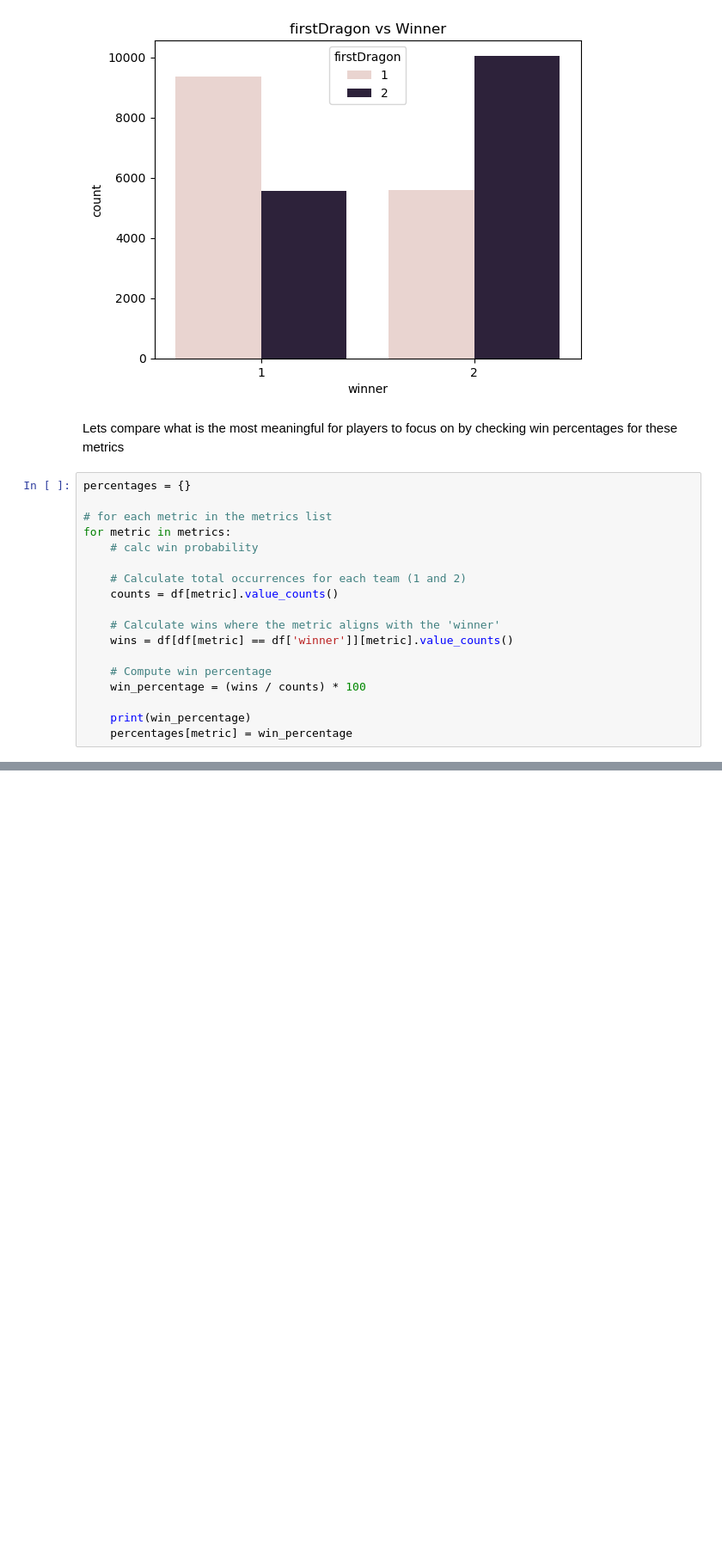
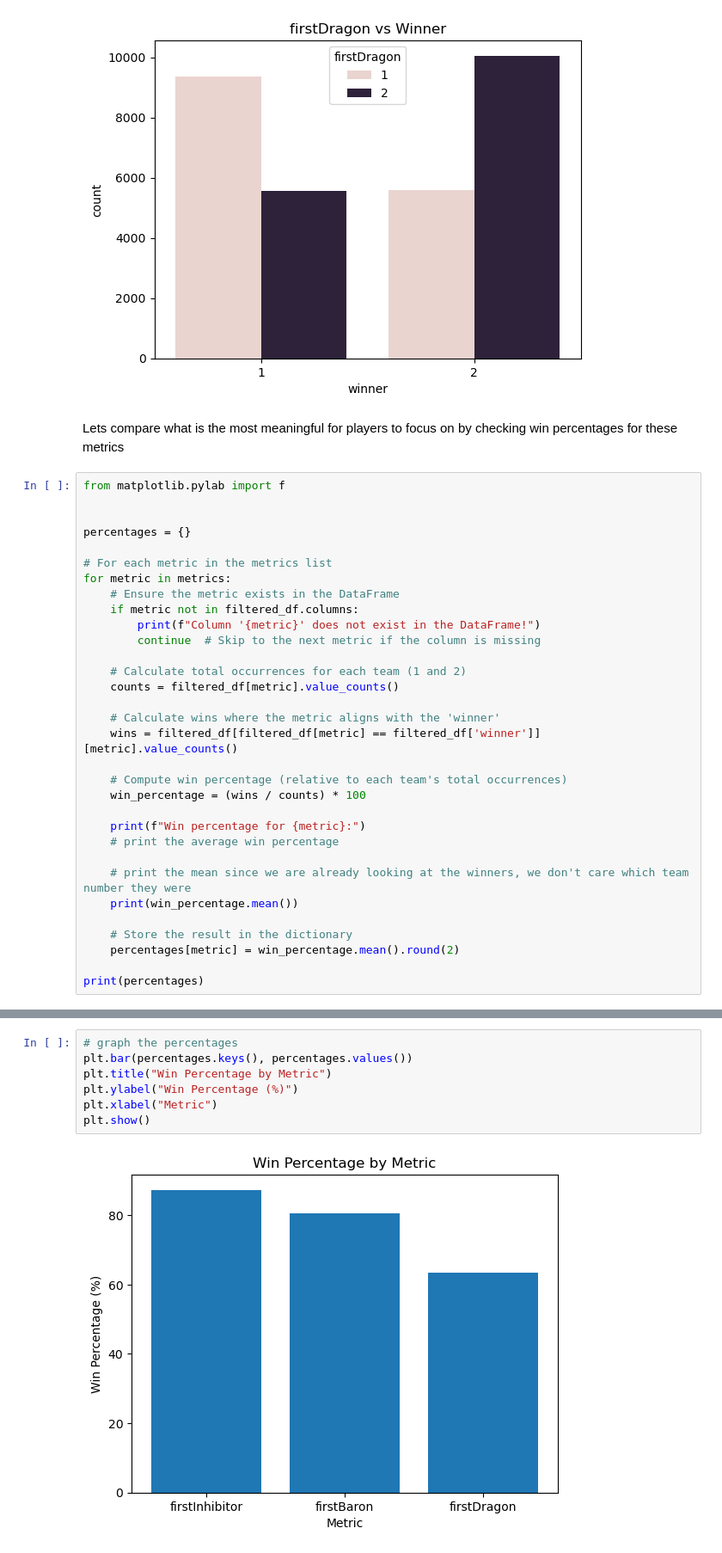
Before and after one commit to cheider/LeagueofLegends-RankedGame-Analysis, a Jupyter notebook: main.ipynb, the cells around one changed output, grey strips where cells are left out. Shown at 86% size. Drawn from its saved outputs; the diff is of its cells as text; blank space fills up the shorter version.

Commit message:
visualizations done for basic win metrics

```diff
--- a/main.ipynb
+++ b/main.ipynb
@@ -480,21 +480,35 @@ for metric in metrics:
 # %% [markdown]
 Lets compare what is the most meaningful for players to focus on by checking win percentages for these metrics
 # %%
+from matplotlib.pylab import f
+
+
 percentages = {}
 
-# for each metric in the metrics list
+# For each metric in the metrics list
 for metric in metrics:
-    # calc win probability
+    # Ensure the metric exists in the DataFrame
+    if metric not in filtered_df.columns:
+        print(f"Column '{metric}' does not exist in the DataFrame!")
+        continue  # Skip to the next metric if the column is missing
 
     # Calculate total occurrences for each team (1 and 2)
-    counts = df[metric].value_counts()
+    counts = filtered_df[metric].value_counts()
 
     # Calculate wins where the metric aligns with the 'winner'
-    wins = df[df[metric] == df['winner']][metric].value_counts()
+    wins = filtered_df[filtered_df[metric] == filtered_df['winner']][metric].value_counts()
 
-    # Compute win percentage
+    # Compute win percentage (relative to each team's total occurrences)
     win_percentage = (wins / counts) * 100
 
-    print(win_percentage)
-    percentages[metric] = win_percentage
+    print(f"Win percentage for {metric}:")
+    # print the average win percentage
+
+    # print the mean since we are already looking at the winners, we don't care which team number they were
+    print(win_percentage.mean())
+
+    # Store the result in the dictionary
+    percentages[metric] = win_percentage.mean().round(2)
+
+print(percentages)
 # %% [output]
@@ -518,0 +526,9 @@ Create a pivot table
+# %%
+# graph the percentages
+plt.bar(percentages.keys(), percentages.values())
+plt.title("Win Percentage by Metric")
+plt.ylabel("Win Percentage (%)")
+plt.xlabel("Metric")
+plt.show()
+# %% [output]
+[figure, added]
```
Also changed, not shown: parts of 8 cells of this notebook.
